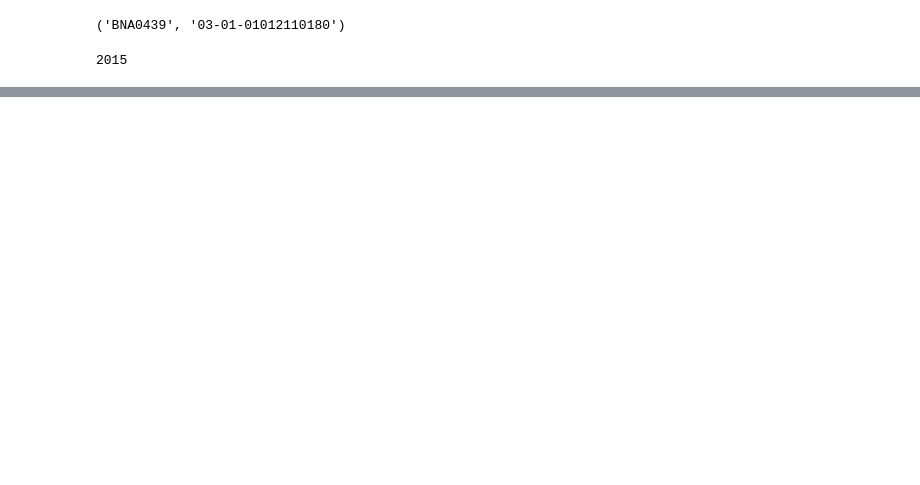
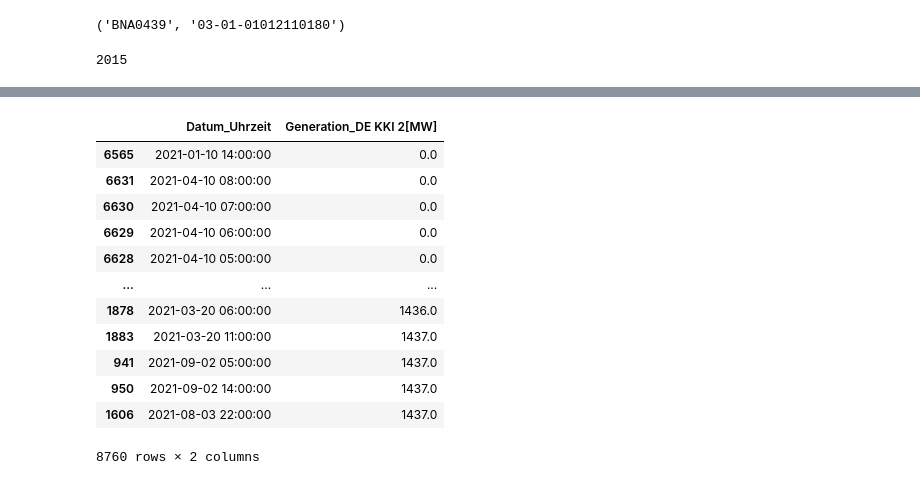
Before and after one commit to sidietz/plantwatch-data, a Jupyter notebook: production2/production2by_plantid.ipynb, the cells around one changed output, grey strips where cells are left out. Saved outputs shown, nothing was run; the diff lists cells and outputs as text; code cells hidden in the pictures; blank space fills up the shorter version.

```diff
--- a/production2/production2by_plantid.ipynb
+++ b/production2/production2by_plantid.ipynb
@@ -120,3 +140,19 @@ get_year("./2015/Boxberg_201501010000_201512312345_71.csv")
+# %%
+df.sort_values(by='Generation_DE KKI 2[MW]')
+# %% [output]
+|  | Datum_Uhrzeit | Generation_DE KKI 2[MW] |
+| 6565 | 2021-01-10 14:00:00 | 0.0 |
+| 6631 | 2021-04-10 08:00:00 | 0.0 |
+| 6630 | 2021-04-10 07:00:00 | 0.0 |
+| 6629 | 2021-04-10 06:00:00 | 0.0 |
+| 6628 | 2021-04-10 05:00:00 | 0.0 |
+| ... | ... | ... |
+| 1878 | 2021-03-20 06:00:00 | 1436.0 |
+| 1883 | 2021-03-20 11:00:00 | 1437.0 |
+| 941 | 2021-09-02 05:00:00 | 1437.0 |
+| 950 | 2021-09-02 14:00:00 | 1437.0 |
+| 1606 | 2021-08-03 22:00:00 | 1437.0 |
+8760 rows × 2 columns
 # %%
 #prod_mapper
 # %%
```
Also changed, not shown: parts of 17 cells of this notebook, 11 other files.
